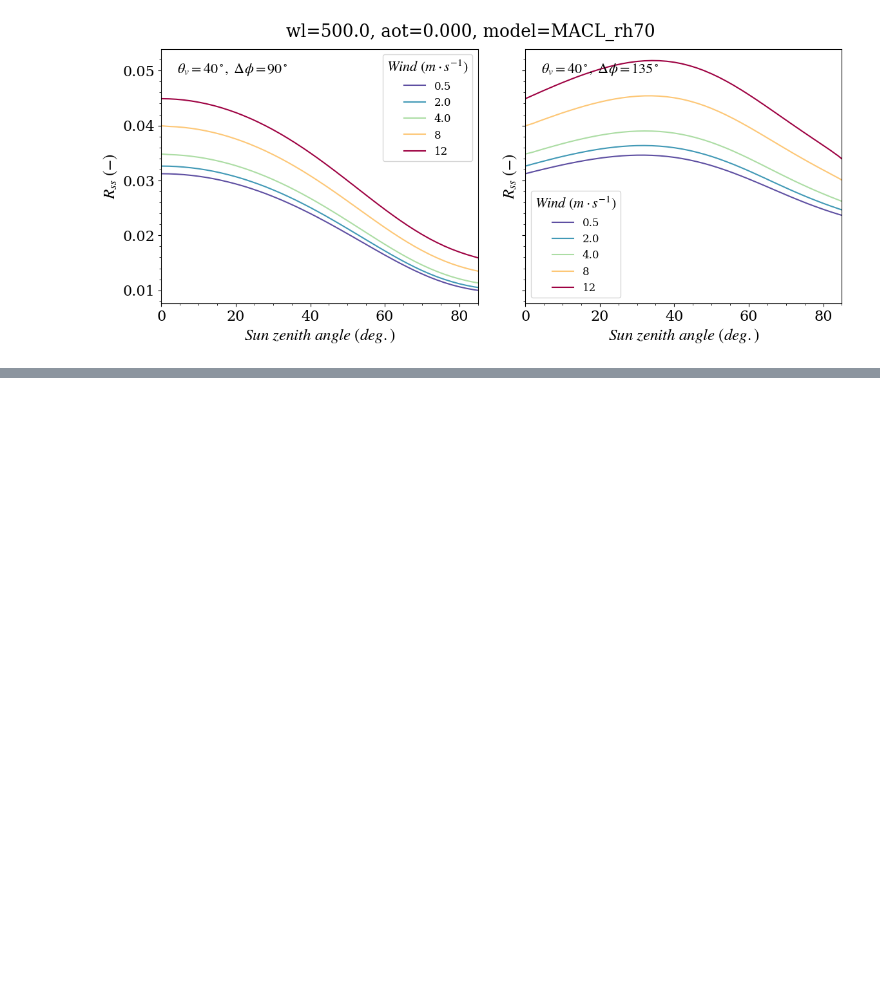
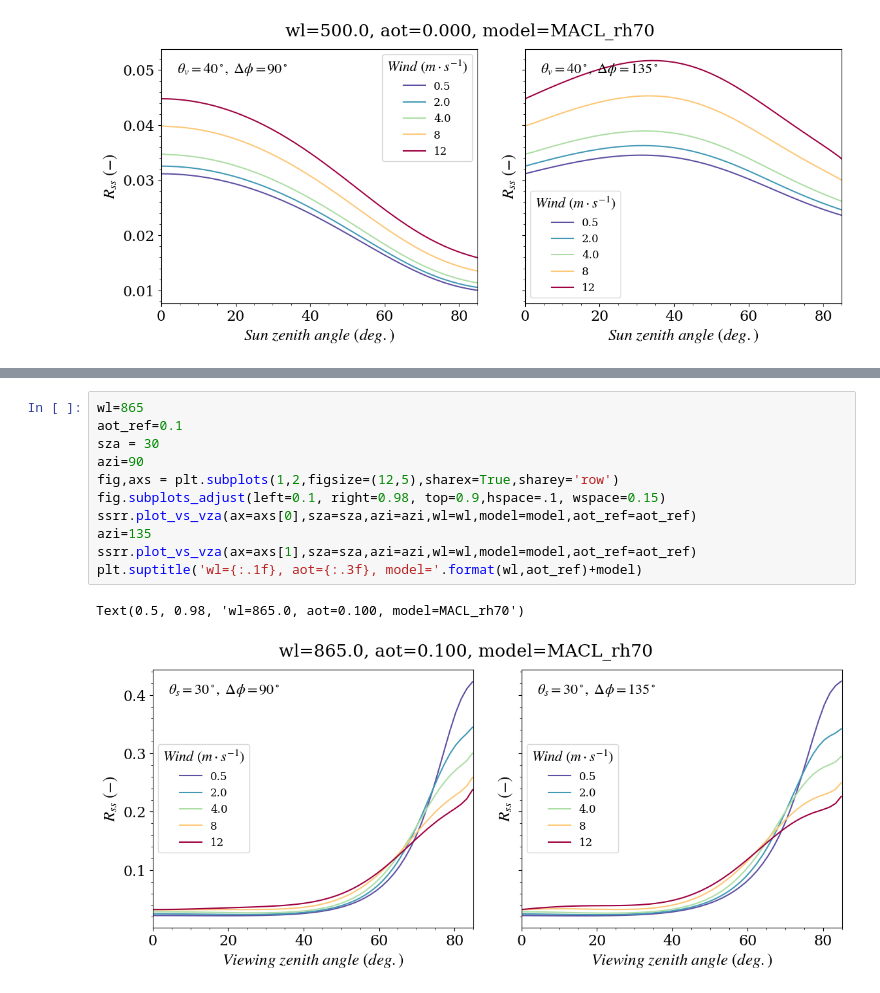
Before and after one commit to Tristanovsk/surface_sky_radiance_ratio, a Jupyter notebook: notebook/basic_visualization.ipynb, the cells around one changed output, grey strips where cells are left out. Cells and saved outputs as stored; diff of their text form; blank space fills up the shorter version.

```diff
--- a/notebook/basic_visualization.ipynb
+++ b/notebook/basic_visualization.ipynb
@@ -126,0 +133,14 @@ Text(0.5, 0.98, 'wl=350.0, aot=0.200, model=MACL_rh70')
+# %%
+wl=865
+aot_ref=0.1
+sza = 30
+azi=90
+fig,axs = plt.subplots(1,2,figsize=(12,5),sharex=True,sharey='row')
+fig.subplots_adjust(left=0.1, right=0.98, top=0.9,hspace=.1, wspace=0.15)
+ssrr.plot_vs_vza(ax=axs[0],sza=sza,azi=azi,wl=wl,model=model,aot_ref=aot_ref)
+azi=135
+ssrr.plot_vs_vza(ax=axs[1],sza=sza,azi=azi,wl=wl,model=model,aot_ref=aot_ref)
+plt.suptitle('wl={:.1f}, aot={:.3f}, model='.format(wl,aot_ref)+model)
+# %% [output]
+Text(0.5, 0.98, 'wl=865.0, aot=0.100, model=MACL_rh70')
+[figure, added]
```
Also changed, not shown: parts of 9 cells of this notebook, 3 other files.
